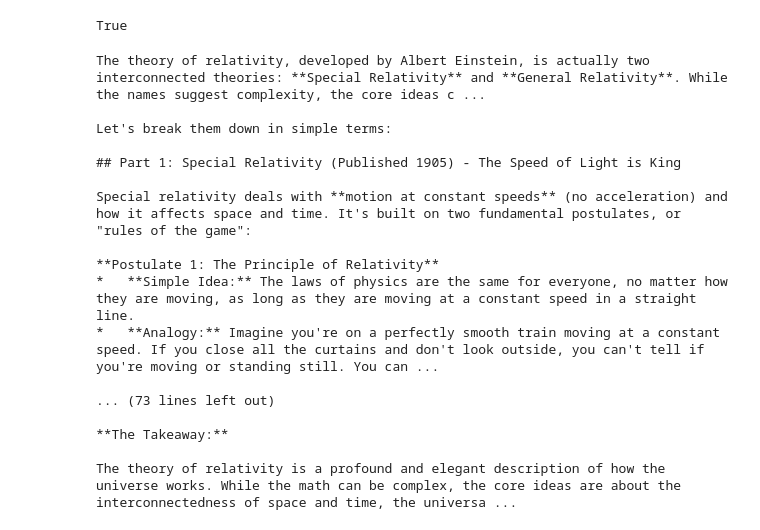
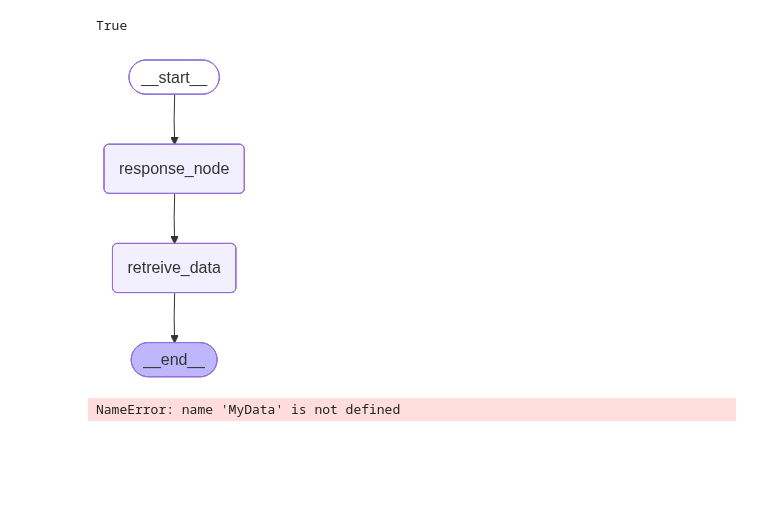
Before and after one commit to shadow-monarch-igris/lang_graph_practice, a Jupyter notebook: agents.ipynb, the cells around one changed output. Drawn from its saved outputs; the diff is of its cells as text; code cells hidden in the pictures; blank space fills up the shorter version.

```diff
--- a/agents.ipynb
+++ b/agents.ipynb
@@ -51,45 +166,46 @@ class MyData(TypedDict):
 # %%
 def response_node(state: MyData) -> str:
     user_query = state['user_query']
-    prompt = f"Provide a detailed response to the following query: {user_query}"
-    state['response'] = get_gemini_model(prompt)
-    return state
+    full_prompt =  f"""
+{DATABASE_SCEHMA}
 
-def db_connect():
+User: "{user_query}"
+
+Decide correct MODE (MONGO or CHAT).
+You are a MongoDB Specialist.
+"""
+    response = get_gemini_model(full_prompt)
+    return {"response":response}
+
+def connect_mongo():
+    client = MongoClient("mongodb://localhost:27017")   # no auth
+    db = client["attendance_records"]  # your DB name
+    return db
+
+def retreive_data():
     pass
 # %%
 graph= StateGraph(MyData)
 
 # define start node
 graph.add_node('response_node',response_node)
-graph.add_node('db_connection_node',db_connect)
+graph.add_node('retreive_data',retreive_data)
 
 # define edges
 graph.add_edge(START,'response_node')
-graph.add_edge('response_node',END)
+graph.add_edge('response_node',"retreive_data")
+graph.add_edge("retreive_data",END)
 
 # compile the graph
 workflow = graph.compile()
 
-# execute the graph
-initial_state: MyData = {'user_query': 'Explain the theory of relativity in simple terms.', 'response': ''}
-final_state = workflow.invoke(initial_state)
-print(final_state['response'])
+workflow
 # %% [output]
-The theory of relativity, developed by Albert Einstein, is actually two interconnected theories: **Special Relativity** and **General Relativity**. While the names suggest complexity, the core ideas c ...
-
-Let's break them down in simple terms:
-
-## Part 1: Special Relativity (Published 1905) - The Speed of Light is King
-
-Special relativity deals with **motion at constant speeds** (no acceleration) and how it affects space and time. It's built on two fundamental postulates, or "rules of the game":
-
-**Postulate 1: The Principle of Relativity**
-*   **Simple Idea:** The laws of physics are the same for everyone, no matter how they are moving, as long as they are moving at a constant speed in a straight line.
-*   **Analogy:** Imagine you're on a perfectly smooth train moving at a constant speed. If you close all the curtains and don't look outside, you can't tell if you're moving or standing still. You can ...
-
-... (73 lines left out)
-
-**The Takeaway:**
-
-The theory of relativity is a profound and elegant description of how the universe works. While the math can be complex, the core ideas are about the interconnectedness of space and time, the universa ...
+[figure, added]
+# %%
+# execute the graph
+initial_state: MyData = {'user_query': 'find total number of record in your table.', 'response': ''}
+final_state = workflow.invoke(initial_state)
+print(final_state['response'])
+# %% [output]
+NameError: name 'MyData' is not defined
```
Also changed, not shown: parts of 2 cells of this notebook, 6 other files.
